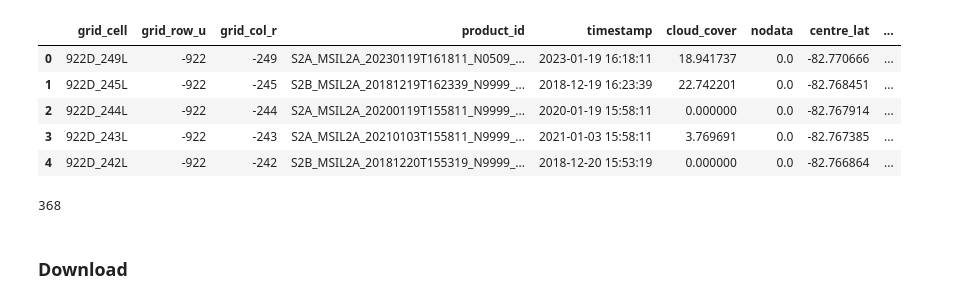
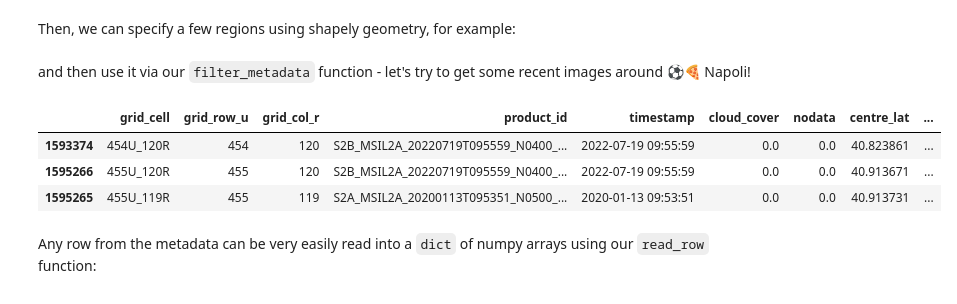
Before and after one commit to ESA-PhiLab/Major-TOM, a Jupyter notebook: 01-Major-TOM-Filter.ipynb, the cells around one changed output. Drawn from its saved outputs; the diff is of its cells as text; code cells hidden in the pictures.

```diff
--- a/01-Major-TOM-Filter.ipynb
+++ b/01-Major-TOM-Filter.ipynb
@@ -14,18 +40,0 @@ LOCAL_URL, RESPONSE = urllib.request.urlretrieve(ACCESS_URL, LOCAL_URL)
-# %%
-import pyarrow.parquet as pq
-import pandas as pd
-import geopandas as gpd
-
-df = pq.read_table(LOCAL_URL).to_pandas()
-df['timestamp'] = pd.to_datetime(df.timestamp)
-gdf = gpd.GeoDataFrame(
-    df, geometry=gpd.points_from_xy(df.centre_lon, df.centre_lat), crs=df.crs.iloc[0]
-)
-gdf.head()
-# %% [output]
-|  | grid_cell | grid_row_u | grid_col_r | product_id | timestamp | cloud_cover | nodata | centre_lat | ... |
-| 0 | 922D_249L | -922 | -249 | S2A_MSIL2A_20230119T161811_N0509_... | 2023-01-19 16:18:11 | 18.941737 | 0.0 | -82.770666 | ... |
-| 1 | 922D_245L | -922 | -245 | S2B_MSIL2A_20181219T162339_N9999_... | 2018-12-19 16:23:39 | 22.742201 | 0.0 | -82.768451 | ... |
-| 2 | 922D_244L | -922 | -244 | S2A_MSIL2A_20200119T155811_N9999_... | 2020-01-19 15:58:11 | 0.000000 | 0.0 | -82.767914 | ... |
-| 3 | 922D_243L | -922 | -243 | S2A_MSIL2A_20210103T155811_N9999_... | 2021-01-03 15:58:11 | 3.769691 | 0.0 | -82.767385 | ... |
-| 4 | 922D_242L | -922 | -242 | S2B_MSIL2A_20181220T155319_N9999_... | 2018-12-20 15:53:19 | 0.000000 | 0.0 | -82.766864 | ... |
@@ -72,3 +41,5 @@ def filter_metadata(df,
+# %% [markdown]
+Then, we can specify a few regions using shapely geometry, for example:
 # %%
 from shapely.geometry import box
 
@@ -77,15 +48,22 @@ switzerland = box(5.9559111595,45.8179931641,10.4920501709,47.808380127)
 gabon = box(8.1283659854,-4.9213919841,15.1618722208,2.7923006325)
 napoli = box(14.091710578,40.7915558593,14.3723765416,40.9819258062)
 pacific = box(-153.3922893485,39.6170415622,-152.0423077748,40.7090892316) # a remote patch over pacific - no data
+# %% [markdown]
+and then use it via our `filter_metadata` function - let's try to get some recent images around ⚽🍕 Napoli!
 # %%
 filtered_df = filter_metadata(gdf,
-                              cloud_cover = (0,10),
-                              region=switzerland,
-                              daterange=('2020-01-01', '2025-01-01'),
-                              nodata=(0.0,0.0)
+                              cloud_cover = (0,10), # cloud cover between 0% and 10%
+                              region=napoli, # you can try with different bounding boxes, like in the cell above
+                              daterange=('2020-01-01', '2025-01-01'), # temporal range
+                              nodata=(0.0,0.0) # only 0% of no data allowed
                               )
 
-len(filtered_df)
+filtered_df.head()
 # %% [output]
-368
+|  | grid_cell | grid_row_u | grid_col_r | product_id | timestamp | cloud_cover | nodata | centre_lat | ... |
+| 1593374 | 454U_120R | 454 | 120 | S2B_MSIL2A_20220719T095559_N0400_... | 2022-07-19 09:55:59 | 0.0 | 0.0 | 40.823861 | ... |
+| 1595266 | 455U_120R | 455 | 120 | S2B_MSIL2A_20220719T095559_N0400_... | 2022-07-19 09:55:59 | 0.0 | 0.0 | 40.913671 | ... |
+| 1595265 | 455U_119R | 455 | 119 | S2A_MSIL2A_20200113T095351_N0500_... | 2020-01-13 09:53:51 | 0.0 | 0.0 | 40.913731 | ... |
+# %% [markdown]
+Any row from the metadata can be very easily read into a `dict` of numpy arrays using our `read_row` function:
 # %%
@@ -131,3 +70 @@ def read_row(row, columns=["thumbnail"]):
 out = read_row(filtered_df.iloc[0], columns = ['B04', 'thumbnail'])
-# %% [markdown]
-### Download
```
Also changed, not shown: parts of 23 cells of this notebook, 4 other files.
